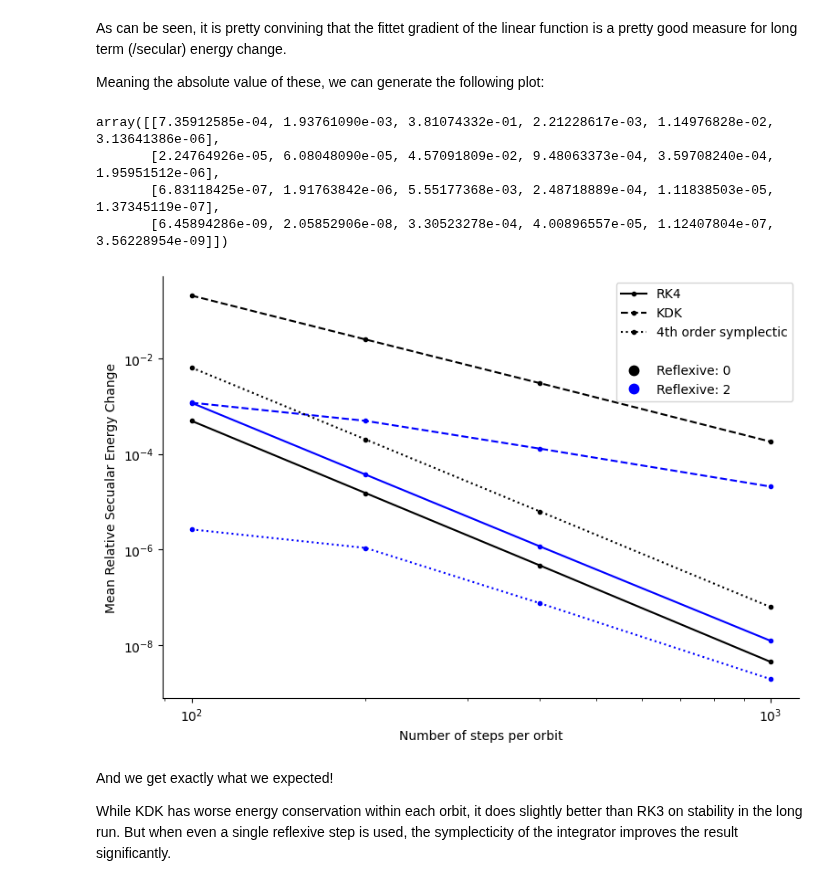
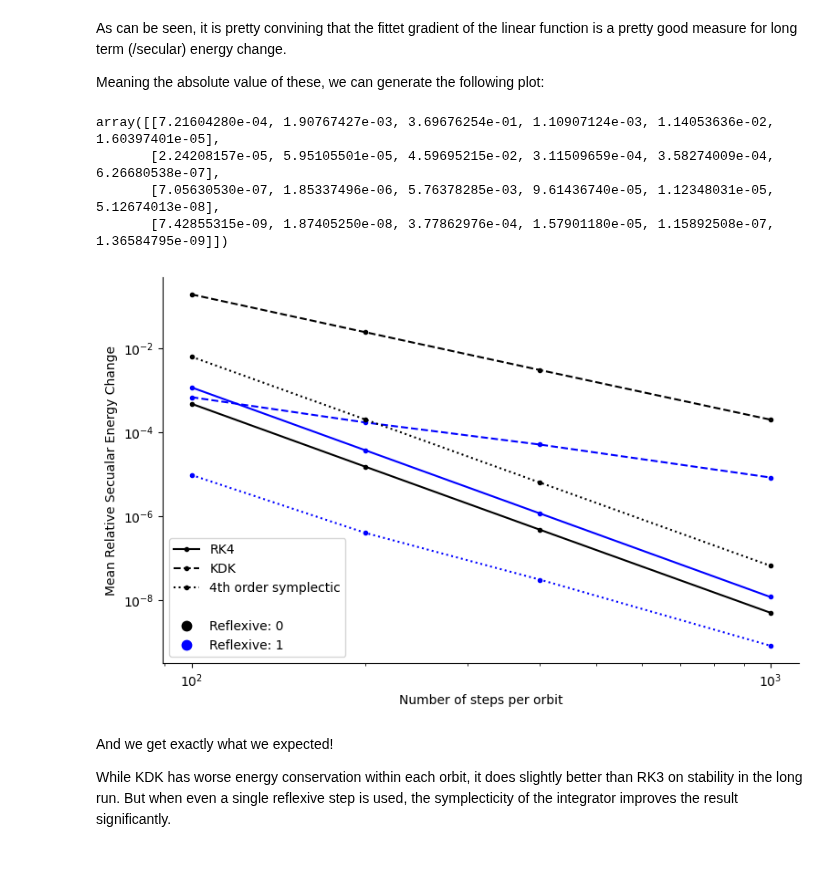
Before and after one commit to JakobSchauser/MscPhysics, a Jupyter notebook: ComputationalAstrophysics/7 Particles/7a Particle Integration.ipynb, the cells around one changed output. Drawn from its saved outputs; the diff is of its cells as text; code cells hidden in the pictures.

```diff
--- a/ComputationalAstrophysics/7 Particles/7a Particle Integration.ipynb
+++ b/ComputationalAstrophysics/7 Particles/7a Particle Integration.ipynb
@@ -517,7 +517,7 @@ After having debated for a long time about a good measure for the secular energy
 Below six examples can be seen:
 # %%
 norbits = [100, 200, 400, 1000]
-solver_refs = [("rk4",0), ("rk4",2), ("kdk", 0), ("kdk", 2), ("4th",0), ("4th",2) ]
+solver_refs = [("rk4",0), ("rk4",1), ("kdk", 0), ("kdk", 1), ("4th",0), ("4th",1) ]
 kkk = 0
 energies = np.empty((len(norbits),len(solver_refs)))
 energy_stds = np.empty((len(norbits),len(solver_refs)))
@@ -525,7 +525,7 @@ for i, norbit in enumerate(norbits):
     for ii, sol_ref in enumerate(solver_refs):
         kkk += 1
         sol, ref = sol_ref
-        energy, ptime, dt, r, v, orb = run_n(50, reflexive= ref, norbit = norbit, solver = sol, store_orbits_and_plot = False, seed = 10)
+        energy, ptime, dt, r, v, orb = run_n(50, reflexive= ref, norbit = norbit, solver = sol, store_orbits_and_plot = False, seed = 420)
         # energy, ptime, dt, r, v = run_n(50, reflexive= 0, norbit = 20, solver = "kdk", store_orbits_and_plot = True)
 
         start_energies = energy[:,0]
@@ -578,38 +578,38 @@ import seaborn as sns
 # %%
 energy_stds
 # %% [output]
-array([[7.35912585e-04, 1.93761090e-03, 3.81074332e-01, 2.21228617e-03, 1.14976828e-02, 3.13641386e-06],
-       [2.24764926e-05, 6.08048090e-05, 4.57091809e-02, 9.48063373e-04, 3.59708240e-04, 1.95951512e-06],
-       [6.83118425e-07, 1.91763842e-06, 5.55177368e-03, 2.48718889e-04, 1.11838503e-05, 1.37345119e-07],
-       [6.45894286e-09, 2.05852906e-08, 3.30523278e-04, 4.00896557e-05, 1.12407804e-07, 3.56228954e-09]])
+array([[7.21604280e-04, 1.90767427e-03, 3.69676254e-01, 1.10907124e-03, 1.14053636e-02, 1.60397401e-05],
+       [2.24208157e-05, 5.95105501e-05, 4.59695215e-02, 3.11509659e-04, 3.58274009e-04, 6.26680538e-07],
+       [7.05630530e-07, 1.85337496e-06, 5.76378285e-03, 9.61436740e-05, 1.12348031e-05, 5.12674013e-08],
+       [7.42855315e-09, 1.87405250e-08, 3.77862976e-04, 1.57901180e-05, 1.15892508e-07, 1.36584795e-09]])
 # %%
-fig, axs = plt.subplots(1,1, figsize = (9,6))
+fig, axs = plt.subplots(1,1, figsize = (9,5.5))
 
 axs.plot(norbits, energies[:,0],'.-', label = "RK4", color = "black")
 axs.plot(norbits, energies[:,1],'.-', color = "blue")
 
 axs.plot(norbits, energies[:,2],'.--', label = "KDK", color = "black")
 axs.plot(norbits, energies[:,3],'.--', color = "blue")
 
 axs.plot(norbits, energies[:,4],'.:', label =  "4th order symplectic", color = "black")
 axs.plot(norbits, energies[:,5],'.:',  color = "blue")
 
 # add to legend
 axs.plot([],[], '.', label = " ", color = "white", markersize = 15)
 axs.plot([],[], '.', label = "Reflexive: 0", color = "black", markersize = 15)
-axs.plot([],[], '.', label = "Reflexive: 2", color = "blue", markersize = 15)
+axs.plot([],[], '.', label = "Reflexive: 1", color = "blue", markersize = 15)
 
 axs.set_yscale("log")
 axs.set_xscale("log")
 axs.set_xlabel("Number of steps per orbit")
 axs.set_ylabel("Mean Relative Secualar Energy Change")
 axs.legend()
 
 sns.despine()
 plt.legend()
 plt.show()
 # %% [output]
-[figure, old version]
+[figure, new version]
 # %% [markdown]
 And we get exactly what we expected!
 
```
Also changed, not shown: parts of 1 cell of this notebook, 4 other files.
